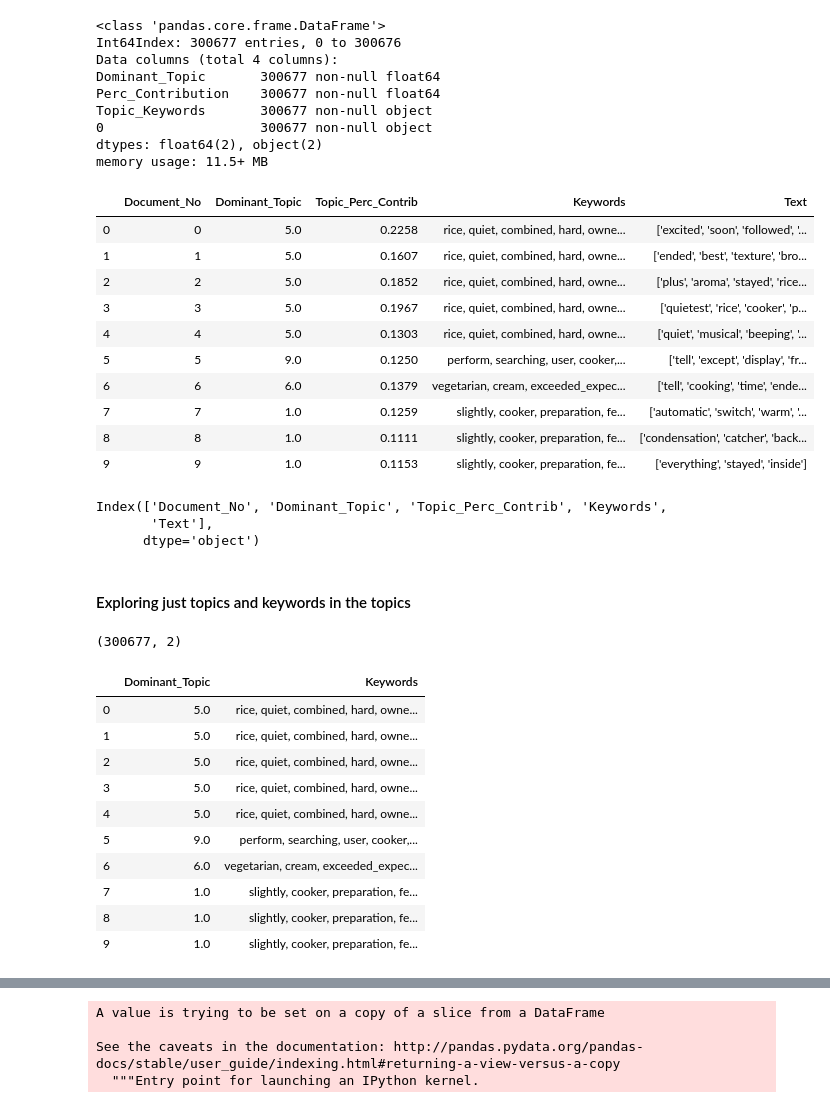
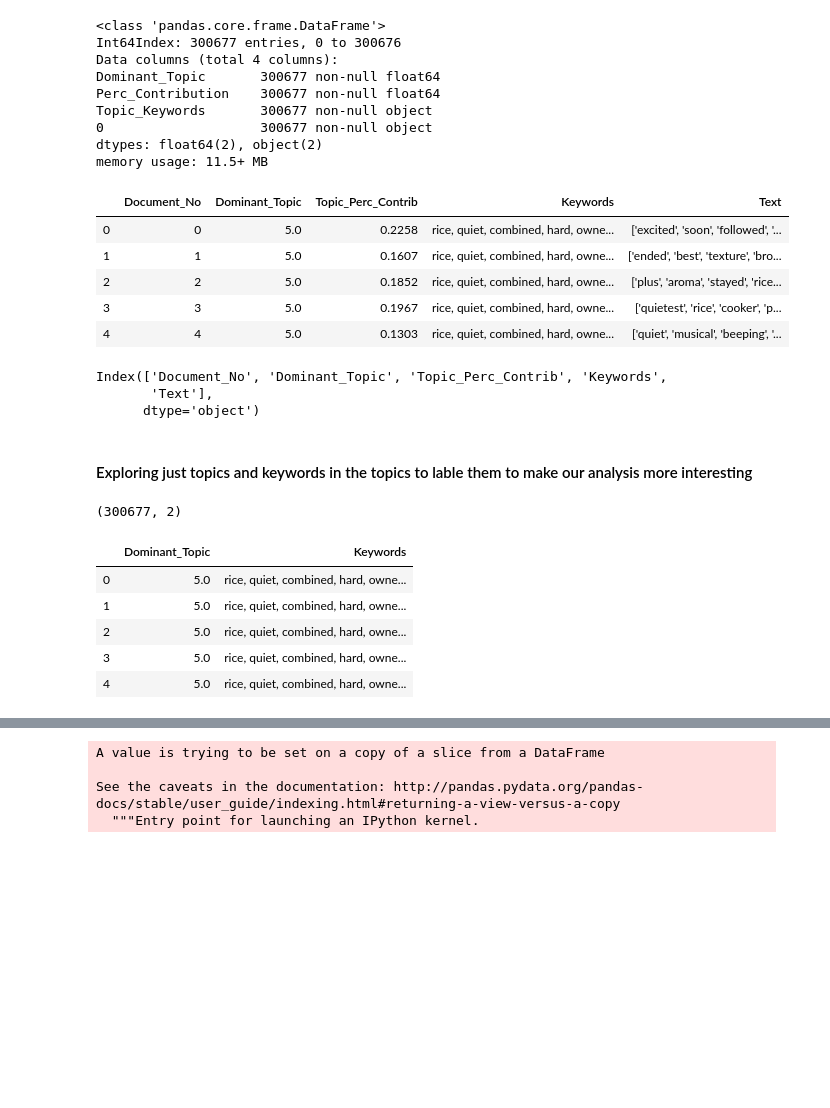
Before and after one commit to Thaslim/Amazon_Review_Analysis, a Jupyter notebook: Topic Modelling and Sentiment Analysis/Sentiment Scores per topic.ipynb, the cells around one changed output, grey strips where cells are left out. Saved outputs shown, nothing was run; the diff lists cells and outputs as text; code cells hidden in the pictures; blank space fills up the shorter version.

```diff
--- a/Topic Modelling and Sentiment Analysis/Sentiment Scores per topic.ipynb
+++ b/Topic Modelling and Sentiment Analysis/Sentiment Scores per topic.ipynb
@@ -55,19 +50,14 @@ memory usage: 11.5+ MB
 df_dominant_topic = df.reset_index()
 df_dominant_topic.columns = ['Document_No', 'Dominant_Topic', 'Topic_Perc_Contrib', 'Keywords', 'Text']
 # %%
-df_dominant_topic.head(10)
+df_dominant_topic.head(5)
 # %% [output]
 |  | Document_No | Dominant_Topic | Topic_Perc_Contrib | Keywords | Text |
 | 0 | 0 | 5.0 | 0.2258 | rice, quiet, combined, hard, owne... | ['excited', 'soon', 'followed', '... |
 | 1 | 1 | 5.0 | 0.1607 | rice, quiet, combined, hard, owne... | ['ended', 'best', 'texture', 'bro... |
 | 2 | 2 | 5.0 | 0.1852 | rice, quiet, combined, hard, owne... | ['plus', 'aroma', 'stayed', 'rice... |
 | 3 | 3 | 5.0 | 0.1967 | rice, quiet, combined, hard, owne... | ['quietest', 'rice', 'cooker', 'p... |
 | 4 | 4 | 5.0 | 0.1303 | rice, quiet, combined, hard, owne... | ['quiet', 'musical', 'beeping', '... |
-| 5 | 5 | 9.0 | 0.1250 | perform, searching, user, cooker,... | ['tell', 'except', 'display', 'fr... |
-| 6 | 6 | 6.0 | 0.1379 | vegetarian, cream, exceeded_expec... | ['tell', 'cooking', 'time', 'ende... |
-| 7 | 7 | 1.0 | 0.1259 | slightly, cooker, preparation, fe... | ['automatic', 'switch', 'warm', '... |
-| 8 | 8 | 1.0 | 0.1111 | slightly, cooker, preparation, fe... | ['condensation', 'catcher', 'back... |
-| 9 | 9 | 1.0 | 0.1153 | slightly, cooker, preparation, fe... | ['everything', 'stayed', 'inside'] |
 # %%
 df_dominant_topic.columns
 # %% [output]
@@ -75,7 +65,7 @@ Index(['Document_No', 'Dominant_Topic', 'Topic_Perc_Contrib', 'Keywords',
        'Text'],
       dtype='object')
 # %% [markdown]
-#### Exploring just  topics and keywords in the topics
+#### Exploring just  topics and keywords in the topics to lable them to make our analysis more interesting
 # %%
 df_topics =df_dominant_topic[['Dominant_Topic', 'Keywords']]
 # %%
@@ -83,7 +73,7 @@ df_topics.shape
 # %% [output]
 (300677, 2)
 # %%
-df_topics.head(10)
+df_topics.head(5)
 # %% [output]
 |  | Dominant_Topic | Keywords |
 | 0 | 5.0 | rice, quiet, combined, hard, owne... |
@@ -91,8 +81,3 @@ df_topics.head(10)
 | 2 | 5.0 | rice, quiet, combined, hard, owne... |
 | 3 | 5.0 | rice, quiet, combined, hard, owne... |
 | 4 | 5.0 | rice, quiet, combined, hard, owne... |
-| 5 | 9.0 | perform, searching, user, cooker,... |
-| 6 | 6.0 | vegetarian, cream, exceeded_expec... |
-| 7 | 1.0 | slightly, cooker, preparation, fe... |
-| 8 | 1.0 | slightly, cooker, preparation, fe... |
-| 9 | 1.0 | slightly, cooker, preparation, fe... |
```
Also changed, not shown: parts of 55 cells of this notebook.
